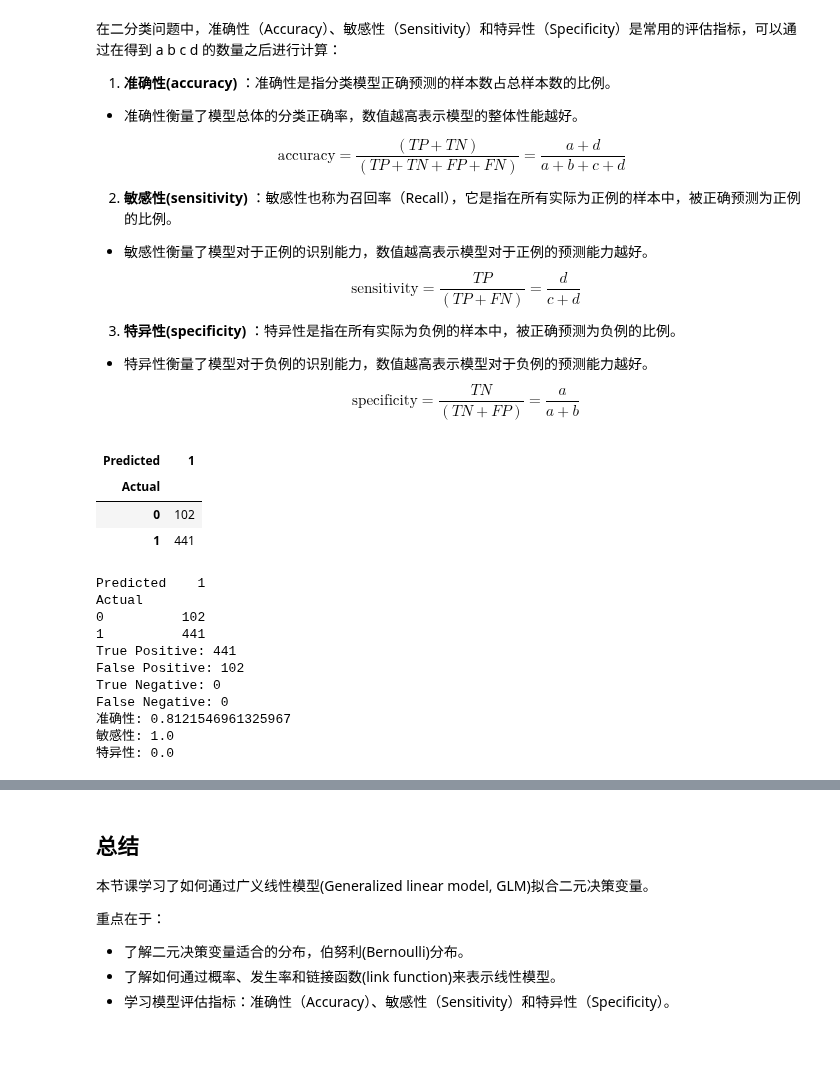
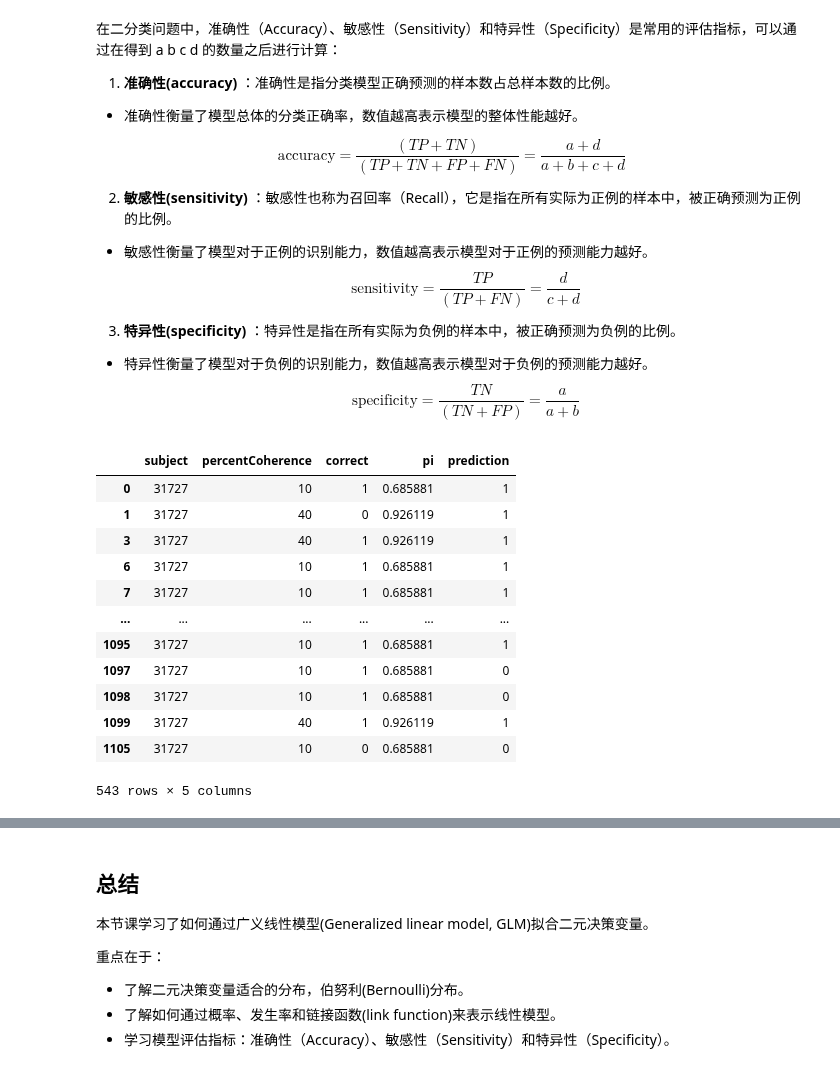
Before and after one commit to hcp4715/psybayesian, a Jupyter notebook: Lecture12.ipynb, the cells around one changed output, grey strips where cells are left out. Drawn from its saved outputs; the diff is of its cells as text; code cells hidden in the pictures; blank space fills up the shorter version.

```diff
--- a/Lecture12.ipynb
+++ b/Lecture12.ipynb
@@ -857,47 +692,22 @@ $$
  $$
  \text{specificity} = \frac{TN}{(TN + FP)} = \frac{a}{a + b}
  $$
-# %%
-# 使用`pd.crosstab`生成混淆矩阵，前两个值表明你需要统计的列名
-# 由于要生成一个2*2的联表，需要指定行的名称和列的名称
-confusion_matrix = pd.crosstab(pred_pi["correct"], pred_pi["correct_pred"],
-                              rownames=['Actual'], colnames=['Predicted'])
-confusion_matrix
-# %% [output]
-| Predicted | 1 |
-| Actual |  |
-| 0 | 102 |
-| 1 | 441 |
-# %%
-# 计算各类指标
-true_positive = confusion_matrix.at[1, 1] if 1 in confusion_matrix.index and 1 in confusion_matrix.columns else 0
-false_positive = confusion_matrix.at[0, 1] if 0 in confusion_matrix.index and 1 in confusion_matrix.columns else 0
-true_negative = confusion_matrix.at[0, 0] if 0 in confusion_matrix.index and 0 in confusion_matrix.columns else 0
-false_negative = confusion_matrix.at[1, 0] if 1 in confusion_matrix.index and 0 in confusion_matrix.columns else 0
-
-# 打印结果
-print(f"True Positive: {true_positive}")
-print(f"False Positive: {false_positive}")
-print(f"True Negative: {true_negative}")
-print(f"False Negative: {false_negative}")
-
-# 计算其他指标
-accuracy = (true_positive + true_negative) / (true_positive + false_positive + true_negative + false_negative)
-sensitivity = true_positive / (true_positive + false_negative) if (true_positive + false_negative) != 0 else 0
-specificity = true_negative / (true_negative + false_positive) if (true_negative + false_positive) != 0 else 0
-
-print(f"准确性: {accuracy}")
-print(f"敏感性: {sensitivity}")
-print(f"特异性: {specificity}")
-# %% [output]
-Predicted    1
-Actual
-0          102
-1          441
-True Positive: 441
-False Positive: 102
-True Negative: 0
-False Negative: 0
-准确性: 0.8121546961325967
-敏感性: 1.0
-特异性: 0.0
+# %%
+ys = log_model1_trace.posterior["pi"].stack(sample=("chain", "draw"))
+df_clean["pi"] = ys.mean(dim="sample").values
+df_clean["prediction"] = [np.random.binomial(n=1, p=i) for i in df_clean["pi"]]
+df_clean
+# %% [output]
+|  | subject | percentCoherence | correct | pi | prediction |
+| 0 | 31727 | 10 | 1 | 0.685881 | 1 |
+| 1 | 31727 | 40 | 0 | 0.926119 | 1 |
+| 3 | 31727 | 40 | 1 | 0.926119 | 1 |
+| 6 | 31727 | 10 | 1 | 0.685881 | 1 |
+| 7 | 31727 | 10 | 1 | 0.685881 | 1 |
+| ... | ... | ... | ... | ... | ... |
+| 1095 | 31727 | 10 | 1 | 0.685881 | 1 |
+| 1097 | 31727 | 10 | 1 | 0.685881 | 0 |
+| 1098 | 31727 | 10 | 1 | 0.685881 | 0 |
+| 1099 | 31727 | 40 | 1 | 0.926119 | 1 |
+| 1105 | 31727 | 10 | 0 | 0.685881 | 0 |
+543 rows × 5 columns
```
Also changed, not shown: parts of 49 cells of this notebook.
